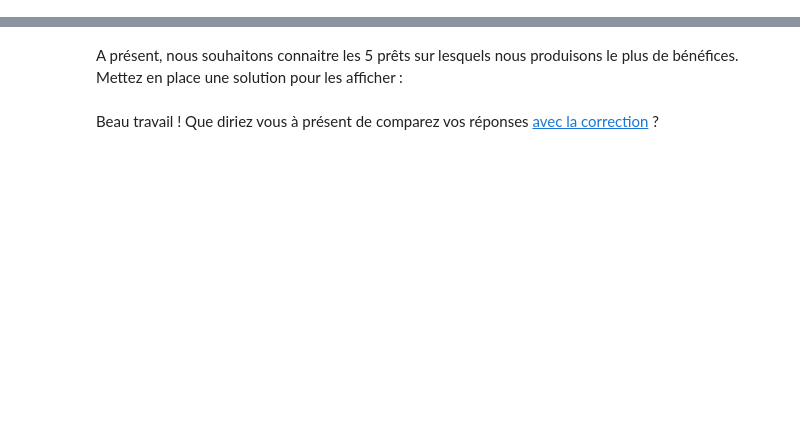
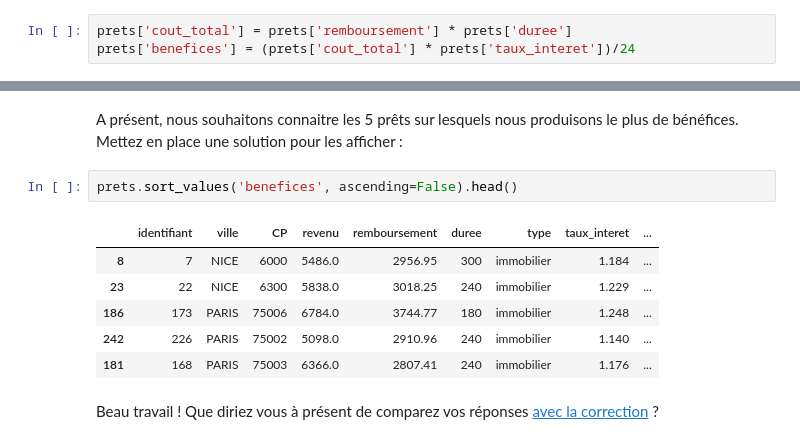
Before and after one commit to KKBH0501937/OpenclassroomsProject, a Jupyter notebook: notebooks/P2/P2C2 - Manipulez un dataframe.ipynb, the cells around one changed output, grey strips where cells are left out. Saved outputs shown, nothing was run; the diff lists cells and outputs as text; blank space fills up the shorter version.

```diff
--- a/notebooks/P2/P2C2 - Manipulez un dataframe.ipynb
+++ b/notebooks/P2/P2C2 - Manipulez un dataframe.ipynb
@@ -51,6 +72,9 @@ bénéfices = $\dfrac{C * T}{24} $
 avec :
 - C = cout total du prêt
 - T = taux d'intérêt
+# %%
+prets['cout_total'] = prets['remboursement'] * prets['duree']
+prets['benefices'] = (prets['cout_total'] * prets['taux_interet'])/24
 # %% [markdown]
 Vous devriez obtenir les 5 premières lignes suivantes :
 # %%
@@ -58,4 +89,13 @@ prets.head()
 # %% [markdown]
 A présent, nous souhaitons connaitre les 5 prêts sur lesquels nous produisons le plus de bénéfices. Mettez en place une solution pour les afficher :
+# %%
+prets.sort_values('benefices', ascending=False).head()
+# %% [output]
+|  | identifiant | ville | CP | revenu | remboursement | duree | type | taux_interet | ... |
+| 8 | 7 | NICE | 6000 | 5486.0 | 2956.95 | 300 | immobilier | 1.184 | ... |
+| 23 | 22 | NICE | 6300 | 5838.0 | 3018.25 | 240 | immobilier | 1.229 | ... |
+| 186 | 173 | PARIS | 75006 | 6784.0 | 3744.77 | 180 | immobilier | 1.248 | ... |
+| 242 | 226 | PARIS | 75002 | 5098.0 | 2910.96 | 240 | immobilier | 1.140 | ... |
+| 181 | 168 | PARIS | 75003 | 6366.0 | 2807.41 | 240 | immobilier | 1.176 | ... |
 # %% [markdown]
 Beau travail ! Que diriez vous à présent de comparez vos réponses [avec la correction](https://colab.research.google.com/github/OpenClassrooms-Student-Center/fr-4452741-decouvrez-les-librairies-python-pour-la-data-science/blob/main/notebooks/P2/P2C2%20-%20Manipulez%20un%20dataframe%20-%20correction.ipynb) ?
```
Also changed, not shown: parts of 4 cells of this notebook.
